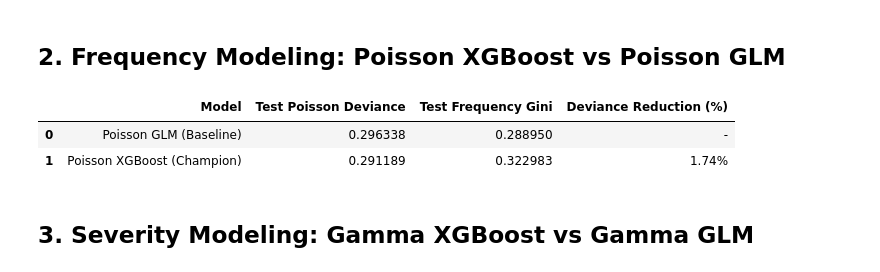
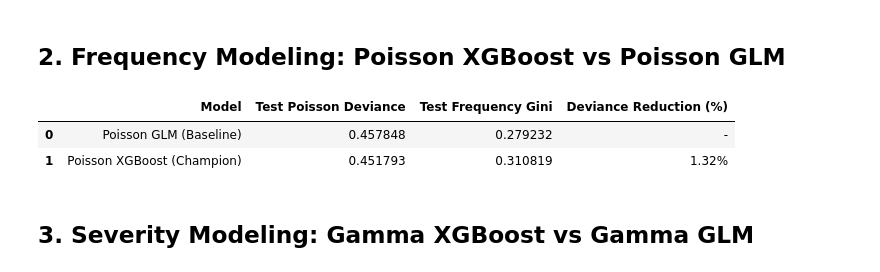
Before and after one commit to Gladnx/motor-insurance-risk-modeling, a Jupyter notebook: notebooks/04_xgboost_frequency_severity.ipynb, the cells around one changed output. Cells and saved outputs as stored; diff of their text form; code cells hidden in the pictures.

Commit message:
corrected poisson deviance, gini rate, and attritional targets

```diff
--- a/notebooks/04_xgboost_frequency_severity.ipynb
+++ b/notebooks/04_xgboost_frequency_severity.ipynb
@@ -202,7 +202,7 @@ class SeverityGammaXGB:
             claims_val = self._filter_claims(df_val)
             if len(claims_val) > 0:
                 X_val = prepare_xgb_dataframe(claims_val, self.feature_cols)
-                weights_val = claims_val["SevRecordCount"].clip(lower=1).values
+                weights_val = claims_val["AttritionalSevRecordCount"].clip(lower=1).values
                 dval = xgb.DMatrix(
                     X_val,
                     label=claims_val["AvgClaimSeverity"].values,
@@ -345,7 +345,7 @@ def poisson_deviance(y_true, y_pred, exposure=None) -> float:
     )
     if exposure is not None:
         exposure = np.asarray(exposure, dtype=float)
-        return float(np.sum(exposure * dev) / np.sum(exposure))
+        return float(np.sum(dev) / np.sum(exposure))
     return float(np.mean(dev))
 
 
@@ -509,28 +509,29 @@ Test set (20%):       135,603 policies (71,854.7 years)
 # %%
 # Fit Poisson XGBoost with early stopping on the validation set
 xgb_freq, ES_FREQ = build_frequency_xgb(config)
 xgb_freq.fit(train_df, df_val=val_df, early_stopping_rounds=ES_FREQ)
 
 # Evaluate on Test Set (GLM predictions loaded from notebook 03)
 test_xgb_freq_pred = xgb_freq.predict(test_df, offset_col="LogExposure")
 xgb_freq_dev = poisson_deviance(test_df["AttritionalClaimNb_Capped"], test_xgb_freq_pred, exposure=test_df["Exposure_Capped"])
-xgb_freq_gini = gini_coefficient(test_df["AttritionalClaimNb_Capped"], test_xgb_freq_pred, exposure=test_df["Exposure_Capped"])
+obs_rate = test_df["AttritionalClaimNb_Capped"] / test_df["Exposure_Capped"]
+xgb_freq_gini = gini_coefficient(obs_rate, test_xgb_freq_pred / test_df["Exposure_Capped"], exposure=test_df["Exposure_Capped"])
 
 test_glm_freq_pred = test_df["Pred_GLM_Freq"].values
 glm_freq_dev = poisson_deviance(test_df["AttritionalClaimNb_Capped"], test_glm_freq_pred, exposure=test_df["Exposure_Capped"])
-glm_freq_gini = gini_coefficient(test_df["AttritionalClaimNb_Capped"], test_glm_freq_pred, exposure=test_df["Exposure_Capped"])
+glm_freq_gini = gini_coefficient(obs_rate, test_glm_freq_pred / test_df["Exposure_Capped"], exposure=test_df["Exposure_Capped"])
 
 freq_comparison = pd.DataFrame({
     "Model": ["Poisson GLM (Baseline)", "Poisson XGBoost (Champion)"],
     "Test Poisson Deviance": [glm_freq_dev, xgb_freq_dev],
     "Test Frequency Gini": [glm_freq_gini, xgb_freq_gini],
     "Deviance Reduction (%)": ["-", f"{(glm_freq_dev - xgb_freq_dev) / glm_freq_dev * 100:.2f}%"]
 })
 display(freq_comparison)
 # %% [output]
 |  | Model | Test Poisson Deviance | Test Frequency Gini | Deviance Reduction (%) |
-| 0 | Poisson GLM (Baseline) | 0.296338 | 0.288950 | - |
-| 1 | Poisson XGBoost (Champion) | 0.291189 | 0.322983 | 1.74% |
+| 0 | Poisson GLM (Baseline) | 0.457848 | 0.279232 | - |
+| 1 | Poisson XGBoost (Champion) | 0.451793 | 0.310819 | 1.32% |
 # %% [markdown]
 ## 3. Severity Modeling: Gamma XGBoost vs Gamma GLM
 # %%
```
Also changed, not shown: 5 other files.
